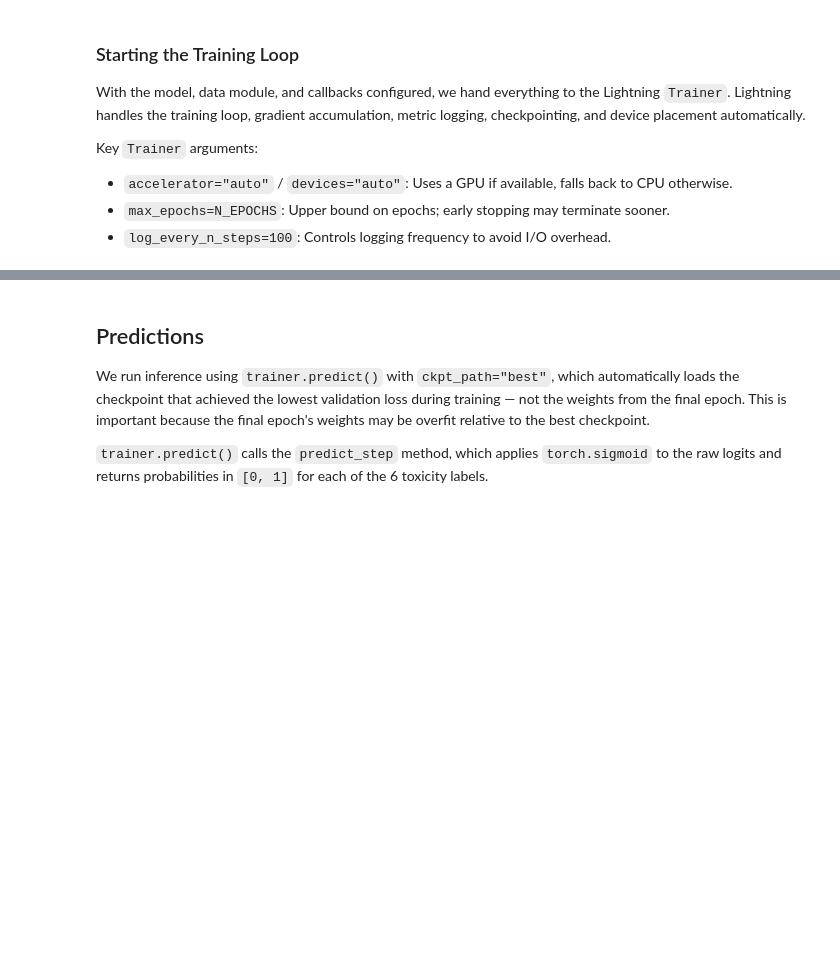
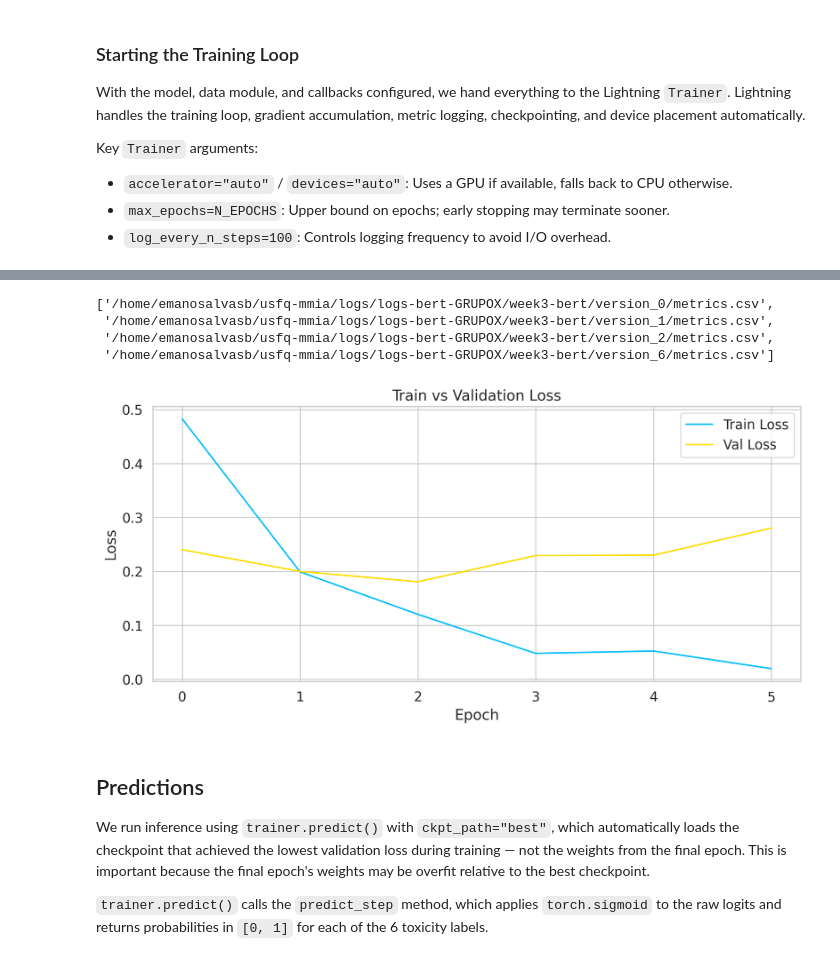
Before and after one commit to josedavid220/usfq-mmia, a Jupyter notebook: deep_learning/attention/bert_imbd.ipynb, the cells around one changed output, grey strips where cells are left out. Drawn from its saved outputs; the diff is of its cells as text; code cells hidden in the pictures; blank space fills up the shorter version.

```diff
--- a/deep_learning/attention/bert_imbd.ipynb
+++ b/deep_learning/attention/bert_imbd.ipynb
@@ -946,23 +1195,32 @@ trainer.test(ckpt_path="best", datamodule=data_module)
+# %%
+sorted(glob.glob(f"{LOGS_DIR}/logs-bert-GRUPOX/week3-bert/version_*/metrics.csv"))
+# %% [output]
+['/home/emanosalvasb/usfq-mmia/logs/logs-bert-GRUPOX/week3-bert/version_0/metrics.csv',
+ '/home/emanosalvasb/usfq-mmia/logs/logs-bert-GRUPOX/week3-bert/version_1/metrics.csv',
+ '/home/emanosalvasb/usfq-mmia/logs/logs-bert-GRUPOX/week3-bert/version_2/metrics.csv',
+ '/home/emanosalvasb/usfq-mmia/logs/logs-bert-GRUPOX/week3-bert/version_6/metrics.csv']
 # %%
 import glob
 
 # Find latest CSV log produced by CSVLogger
-log_files = sorted(glob.glob("logs-bert-GRUPOX/week3-bert/version_*/metrics.csv"))
+log_files = sorted(glob.glob(f"{LOGS_DIR}/logs-bert-GRUPOX/week3-bert/version_*/metrics.csv"))
 metrics_df = pd.read_csv(log_files[-1])
 
 # train_loss and val_loss are logged on different steps/rows; aggregate by epoch
 train_loss = metrics_df.dropna(subset=["train_loss"]).groupby("epoch")["train_loss"].mean()
 val_loss   = metrics_df.dropna(subset=["val_loss"]).groupby("epoch")["val_loss"].mean()
 
 plt.figure(figsize=(10, 5))
 plt.plot(train_loss.index, train_loss.values, label="Train Loss")
 plt.plot(val_loss.index,   val_loss.values,   label="Val Loss")
 plt.xlabel("Epoch")
 plt.ylabel("Loss")
 plt.title("Train vs Validation Loss")
 plt.legend()
 plt.tight_layout()
 plt.show()
+# %% [output]
+[figure, added]
 # %% [markdown]
 ## Predictions
 
```
Also changed, not shown: parts of 47 cells of this notebook.
